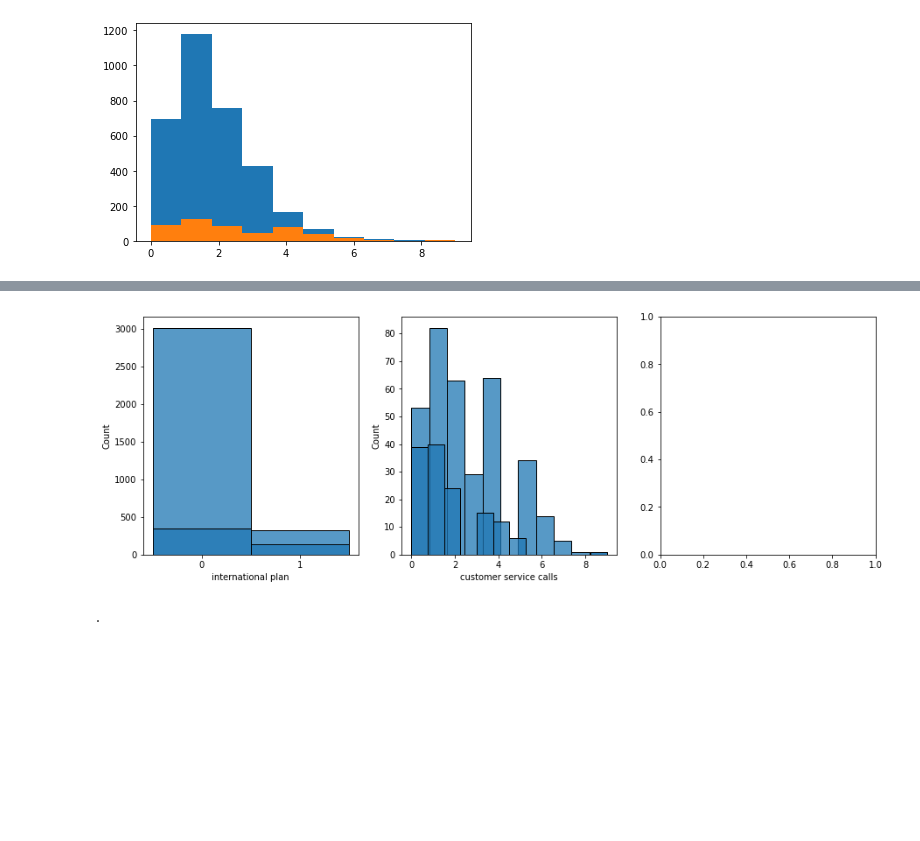
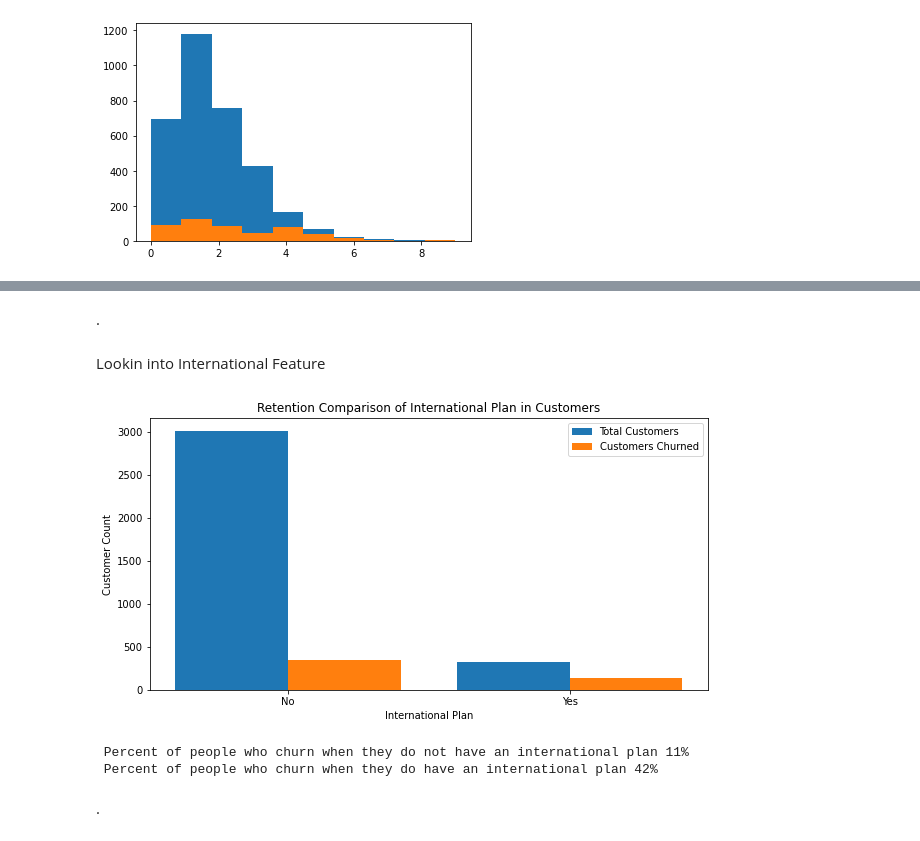
Before and after one commit to KyleWeesner/Customer_retention_plan_for_Syriatel_Mobile_Telecom, a Jupyter notebook: workspace/Exploratory Data Analysis.ipynb, the cells around one changed output, grey strips where cells are left out. Cells and saved outputs as stored; diff of their text form; code cells hidden in the pictures; blank space fills up the shorter version.

```diff
--- a/workspace/Exploratory Data Analysis.ipynb
+++ b/workspace/Exploratory Data Analysis.ipynb
@@ -484,16 +558,10 @@ appears that by 4 customers calllooks like a drastic amount of people drop or sw
+# %% [markdown]
+.
+# %% [markdown]
+Lookin into International Feature
 # %%
-international = df['international plan']
-df_international = df[(df['international plan'] == '1')]
-df_international_churn = df_international[df_international['churn']== 1]
-df_local = df[(df['international plan'] == '0')]
-df_local_churn = df_local[df_local['churn']== 1]
-df_stay_international = df_stay['international plan']
-churn_international = df_churn['international plan']
+no_int_len = len(df[df["international plan"]==0])
+int_len = len(df[df["international plan"]==1])
+
+no_int_chrun_len = len(df.loc[(df["international plan"]==0) & (df.churn == 1)])
+int_chrun_len = len(df.loc[(df["international plan"]==1) & (df.churn == 1)])
-# %%
-fig, (ax1, ax2, ax3) = plt.subplots(1,3, figsize=(15,5))
-
-sns.histplot(international, ax=ax1), sns.histplot(churn_international, ax=ax1)
-sns.histplot(df_local_churn['customer service calls'], ax=ax2), sns.histplot(df_international_churn['customer service calls'], ax=ax2)
-plt.show()
-# %% [output]
-[figure, removed]
@@ -502,3 +568,51 @@ df.to_csv('../data/clean_df.csv')
+# %%
+# Numbers of pairs of bars you want
+N = 2
+
+# Data on X-axis
+
+# Specify the values of blue bars (height)
+blue_bar = (no_int_len, int_len)
+# Specify the values of orange bars (height)
+orange_bar = (no_int_chrun_len, int_chrun_len)
+
+# Position of bars on x-axis
+ind = np.arange(N)
+
+# Figure size
+plt.figure(figsize=(10,5))
+
+# Width of a bar
+width = 0.4
+
+# Plotting
+plt.bar(ind, blue_bar , width, label='Total Customers')
+plt.bar(ind + width, orange_bar, width, label='Customers Churned')
+
+plt.xlabel('International Plan')
+plt.ylabel('Customer Count')
+plt.title('Retention Comparison of International Plan in Customers')
+
+# xticks()
+# First argument - A list of positions at which ticks should be placed
+# Second argument -  A list of labels to place at the given locations
+plt.xticks(ind + width / 2, ('No', 'Yes'))
+
+# Finding the best position for legends and putting it
+plt.legend(loc='best')
+plt.show()
+# %% [output]
+[figure, added]
+# %%
+no_international_churn = no_int_chrun_len / no_int_len *100
+
+international_churn = int_chrun_len / int_len *100
+
+print(f' Percent of people who churn when they do not have an international plan {round(no_international_churn)}%')
+print(f' Percent of people who churn when they do have an international plan {round(international_churn)}%')
+# %% [output]
+ Percent of people who churn when they do not have an international plan 11%
+ Percent of people who churn when they do have an international plan 42%
 # %% [markdown]
 .
 # %% [markdown]
```
Also changed, not shown: parts of 29 cells of this notebook, 2 other files.
